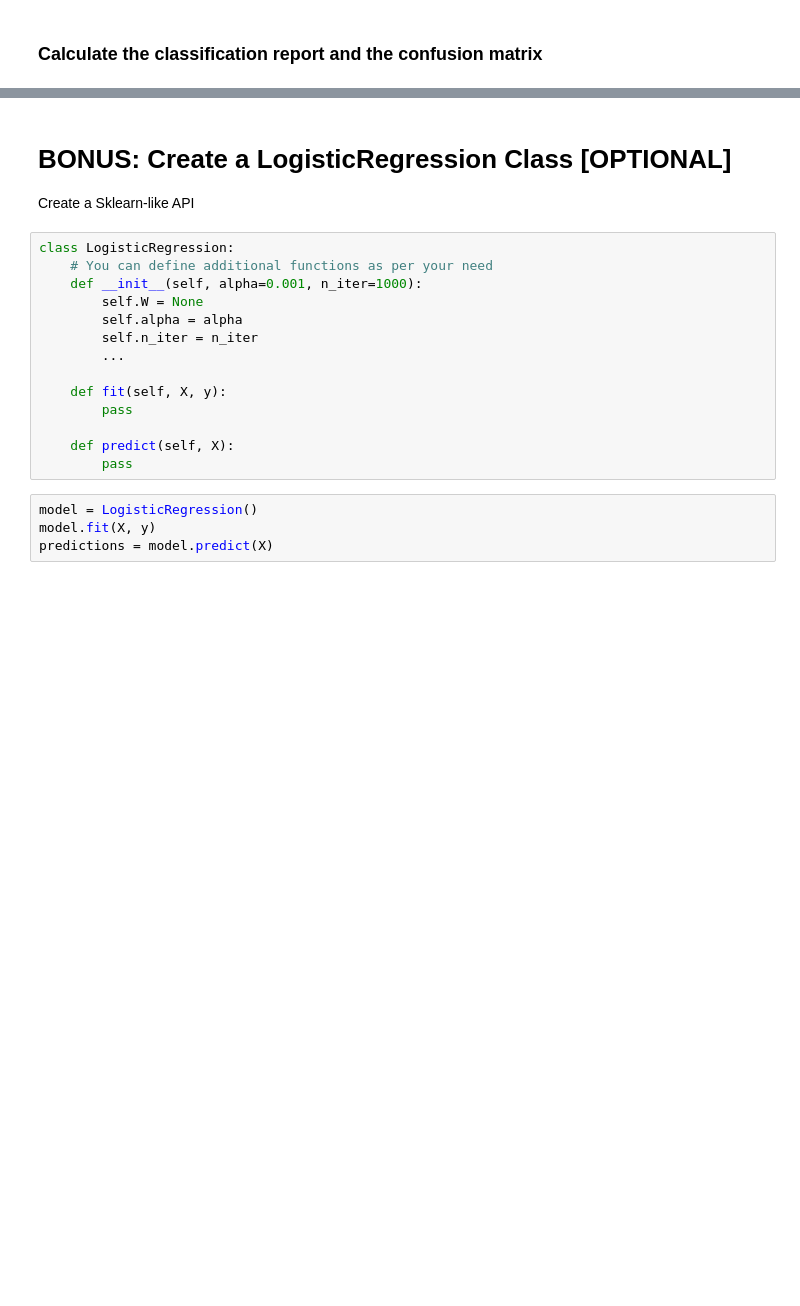
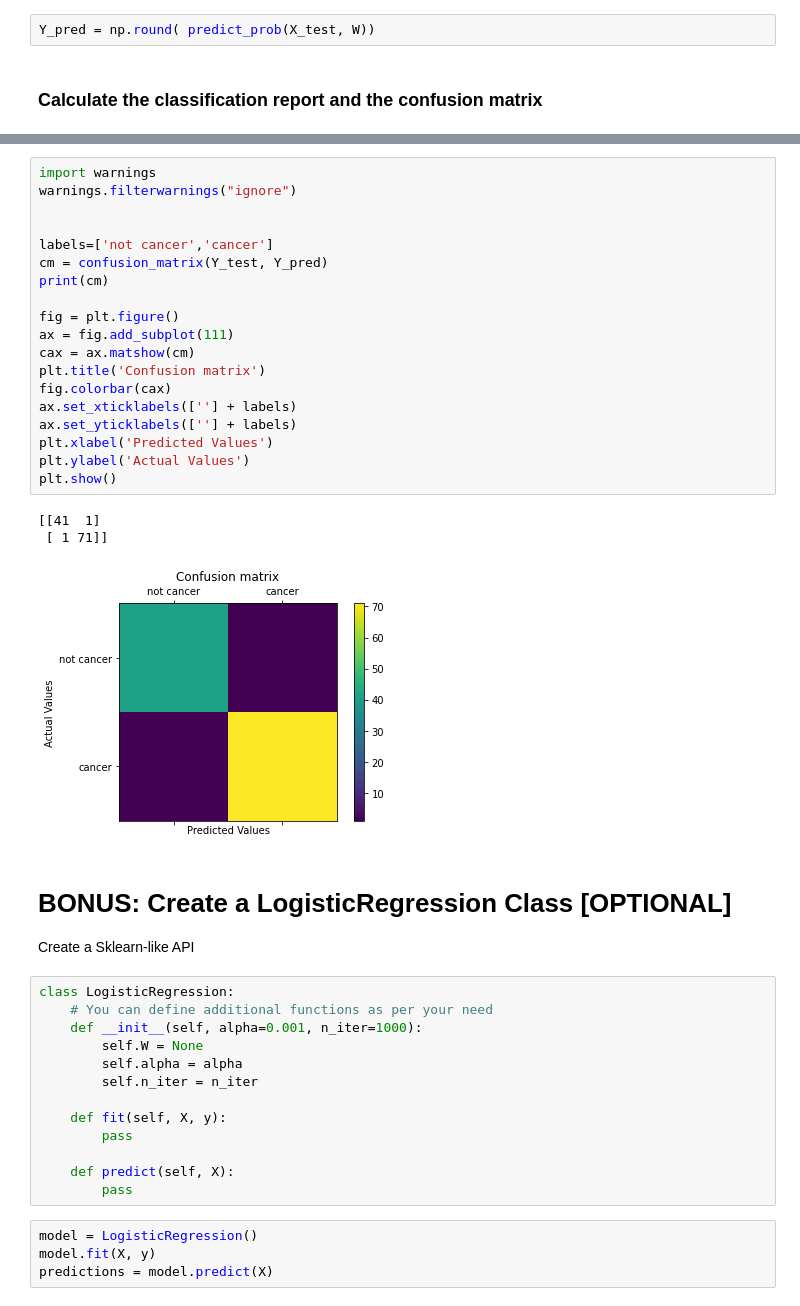
Before and after one commit to sthamamta/fm_intern_task, a Jupyter notebook: week 2/Logistic Regression.ipynb, the cells around one changed output, grey strips where cells are left out. Cells and saved outputs as stored; diff of their text form; blank space fills up the shorter version.

```diff
--- a/week 2/Logistic Regression.ipynb
+++ b/week 2/Logistic Regression.ipynb
@@ -164,2 +200,4 @@ for i in range(N):
+# %%
+Y_pred = np.round( predict_prob(X_test, W))
 # %% [markdown]
 ### Calculate the classification report and the confusion matrix
@@ -170,3 +223,26 @@ from sklearn.metrics import classification_report, confusion_matrix
+# %%
+import warnings
+warnings.filterwarnings("ignore")
+
+
+labels=['not cancer','cancer']
+cm = confusion_matrix(Y_test, Y_pred)
+print(cm)
+
+fig = plt.figure()
+ax = fig.add_subplot(111)
+cax = ax.matshow(cm)
+plt.title('Confusion matrix')
+fig.colorbar(cax)
+ax.set_xticklabels([''] + labels)
+ax.set_yticklabels([''] + labels)
+plt.xlabel('Predicted Values')
+plt.ylabel('Actual Values')
+plt.show()
+# %% [output]
+[[41  1]
+ [ 1 71]]
+[figure, added]
 # %% [markdown]
 # BONUS: Create a LogisticRegression Class [OPTIONAL]
 Create a Sklearn-like API
@@ -177,7 +253,6 @@ class LogisticRegression:
         self.W = None
         self.alpha = alpha
         self.n_iter = n_iter
-        ...
 
     def fit(self, X, y):
         pass
```
Also changed, not shown: parts of 22 cells of this notebook, 1 other file.
